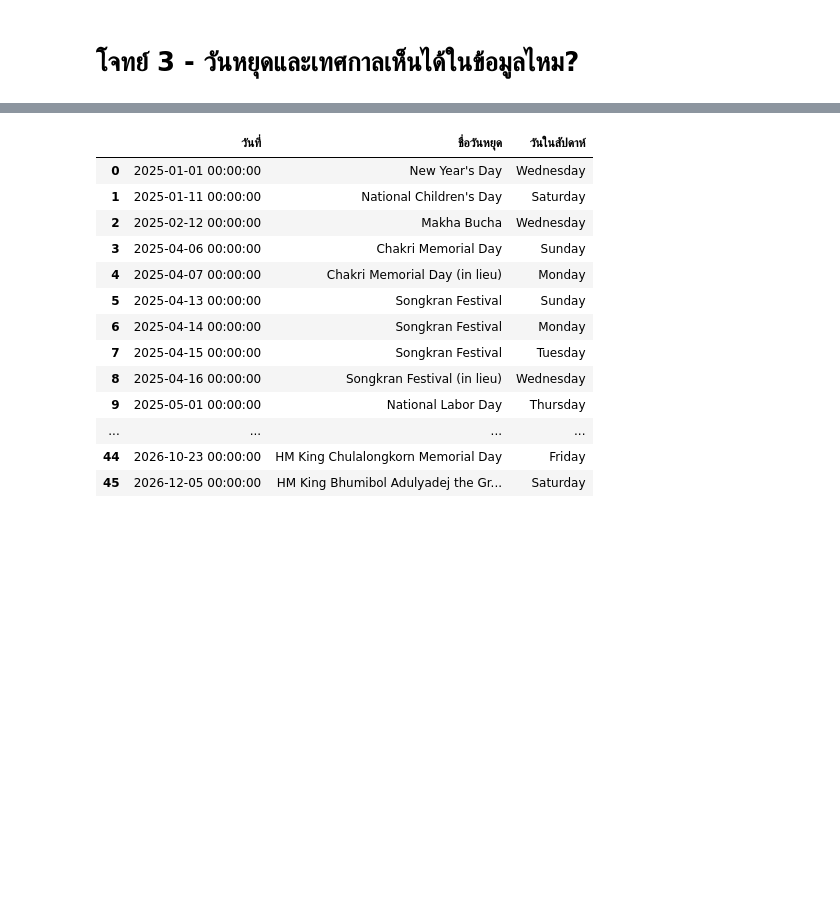
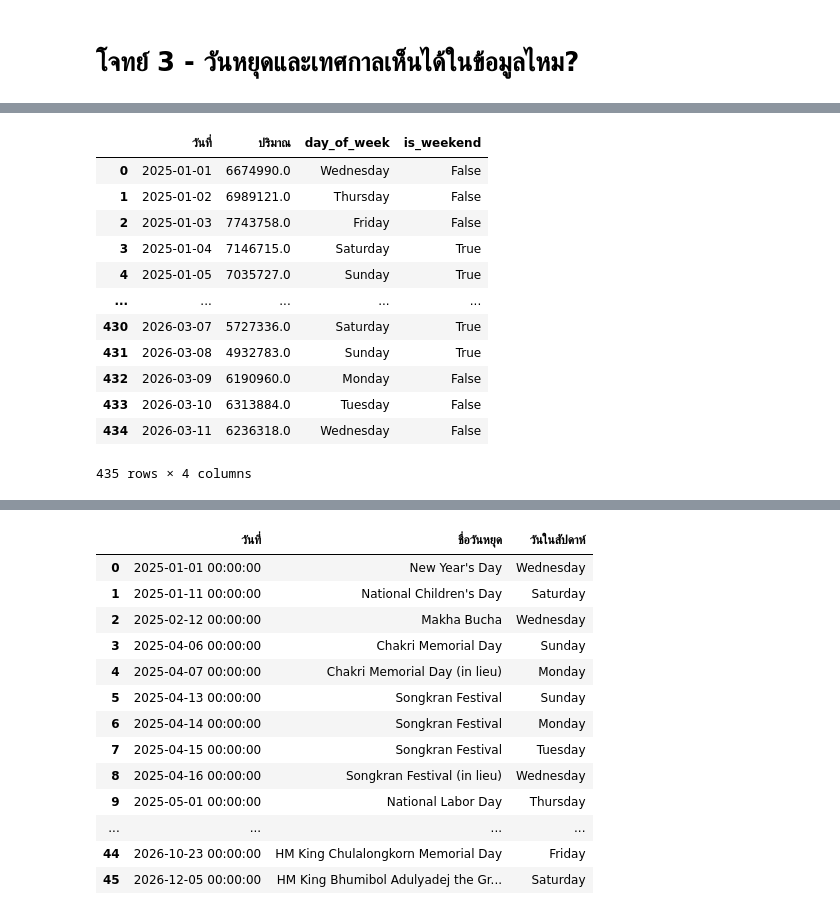
Before and after one commit to Theerat22/superAI, a Jupyter notebook: mini-hack1/transport.ipynb, the cells around one changed output, grey strips where cells are left out. Saved outputs shown, nothing was run; the diff lists cells and outputs as text; code cells hidden in the pictures; blank space fills up the shorter version.

```diff
--- a/mini-hack1/transport.ipynb
+++ b/mini-hack1/transport.ipynb
@@ -724,6 +716,22 @@ daily_data = df_all.groupby('วันที่')['ปริมาณ'].sum().re
 # สร้าง Feature ด้านเวลาเพื่อดูความนิ่งของข้อมูล
 daily_data['day_of_week'] = daily_data['วันที่'].dt.day_name()
 daily_data['is_weekend'] = daily_data['วันที่'].dt.dayofweek >= 5
+# %%
+daily_data
+# %% [output]
+|  | วันที่ | ปริมาณ | day_of_week | is_weekend |
+| 0 | 2025-01-01 | 6674990.0 | Wednesday | False |
+| 1 | 2025-01-02 | 6989121.0 | Thursday | False |
+| 2 | 2025-01-03 | 7743758.0 | Friday | False |
+| 3 | 2025-01-04 | 7146715.0 | Saturday | True |
+| 4 | 2025-01-05 | 7035727.0 | Sunday | True |
+| ... | ... | ... | ... | ... |
+| 430 | 2026-03-07 | 5727336.0 | Saturday | True |
+| 431 | 2026-03-08 | 4932783.0 | Sunday | True |
+| 432 | 2026-03-09 | 6190960.0 | Monday | False |
+| 433 | 2026-03-10 | 6313884.0 | Tuesday | False |
+| 434 | 2026-03-11 | 6236318.0 | Wednesday | False |
+435 rows × 4 columns
 # %%
 %pip install statsmodels
 # %% [output]
```
Also changed, not shown: parts of 12 cells of this notebook.
